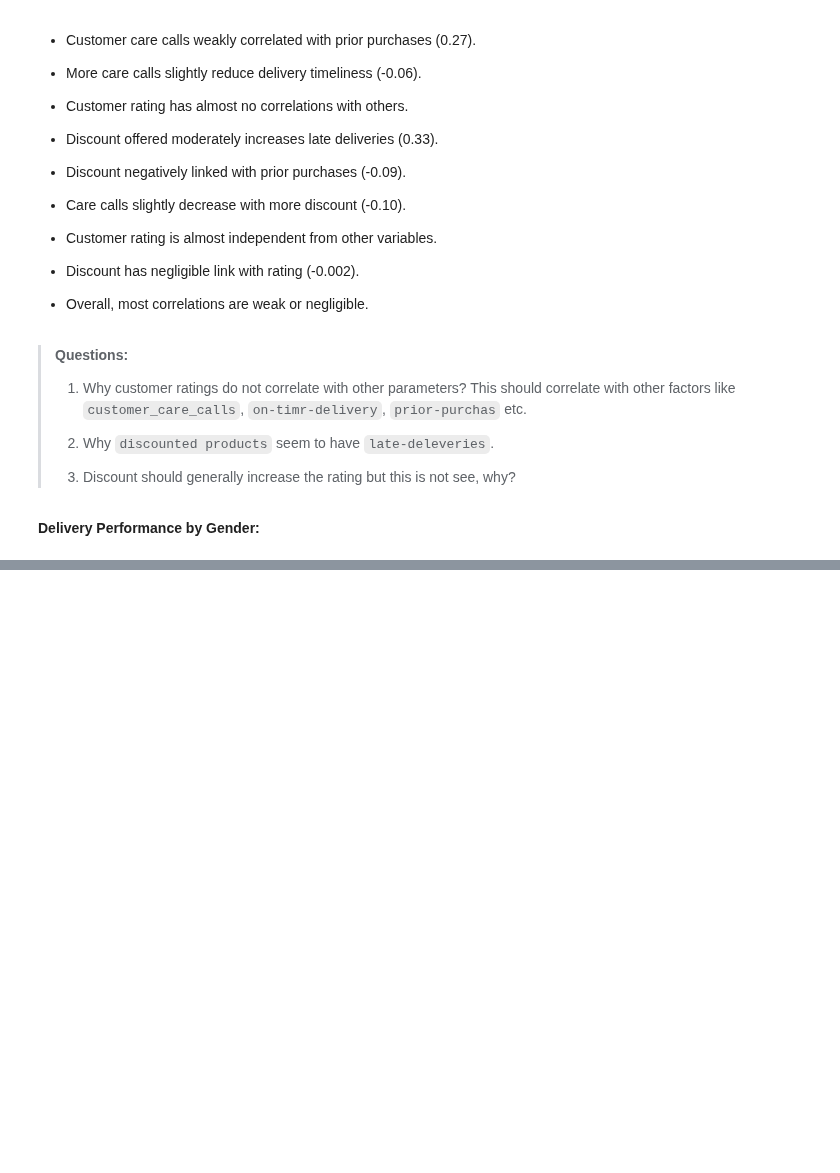
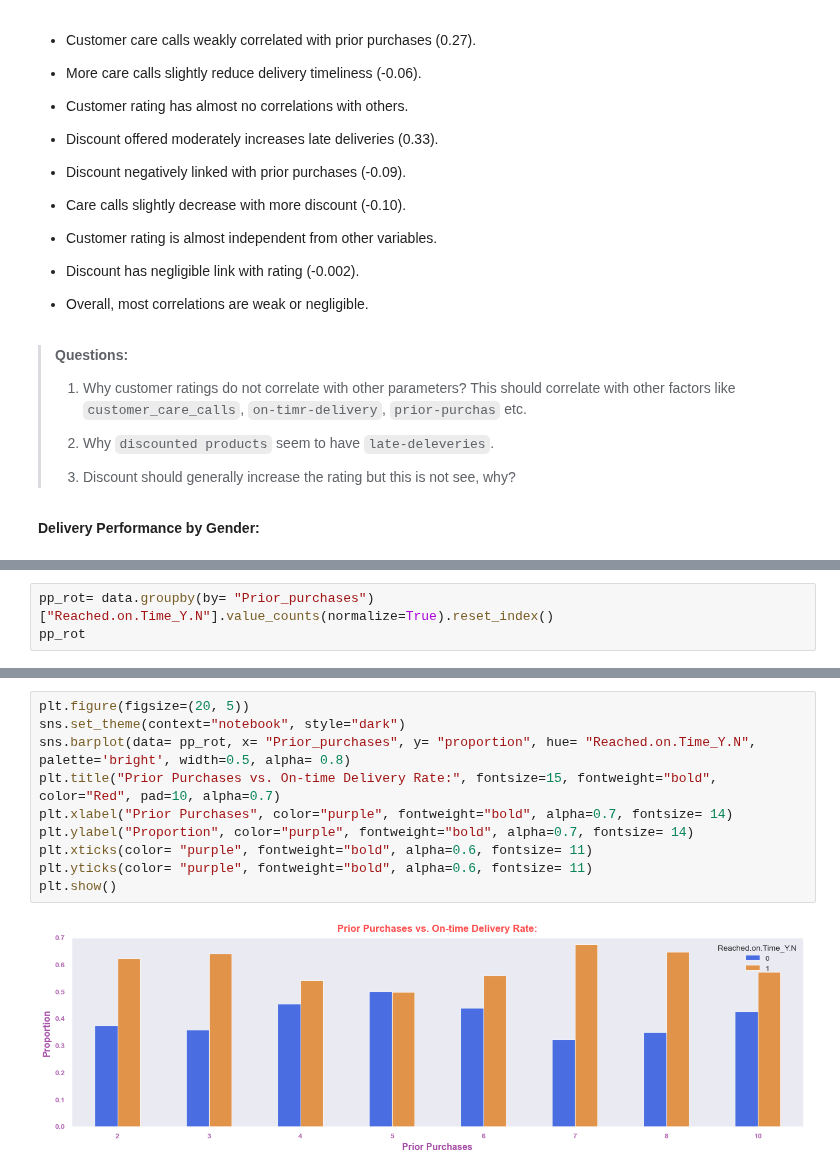
Before and after one commit to rajesh-coventry/Projects, a Jupyter notebook: 02_Data_Visuallization/05_E-Commerce_Shipping/01_delivery_performance_optimization.ipynb, the cells around one changed output, grey strips where cells are left out. Cells and saved outputs as stored; diff of their text form; blank space fills up the shorter version.

```diff
--- a/02_Data_Visuallization/05_E-Commerce_Shipping/01_delivery_performance_optimization.ipynb
+++ b/02_Data_Visuallization/05_E-Commerce_Shipping/01_delivery_performance_optimization.ipynb
@@ -1283,0 +1331,3 @@ plt.show()
+# %%
+pp_rot= data.groupby(by= "Prior_purchases")["Reached.on.Time_Y.N"].value_counts(normalize=True).reset_index()
+pp_rot
@@ -1283,0 +1352,12 @@ plt.show()
+# %%
+plt.figure(figsize=(20, 5))
+sns.set_theme(context="notebook", style="dark")
+sns.barplot(data= pp_rot, x= "Prior_purchases", y= "proportion", hue= "Reached.on.Time_Y.N", palette='bright', width=0.5, alpha= 0.8)
+plt.title("Prior Purchases vs. On-time Delivery Rate:", fontsize=15, fontweight="bold", color="Red", pad=10, alpha=0.7)
+plt.xlabel("Prior Purchases", color="purple", fontweight="bold", alpha=0.7, fontsize= 14)
+plt.ylabel("Proportion", color="purple", fontweight="bold", alpha=0.7, fontsize= 14)
+plt.xticks(color= "purple", fontweight="bold", alpha=0.6, fontsize= 11)
+plt.yticks(color= "purple", fontweight="bold", alpha=0.6, fontsize= 11)
+plt.show()
+# %% [output]
+[figure, added]
```
Also changed, not shown: parts of 27 cells of this notebook.
